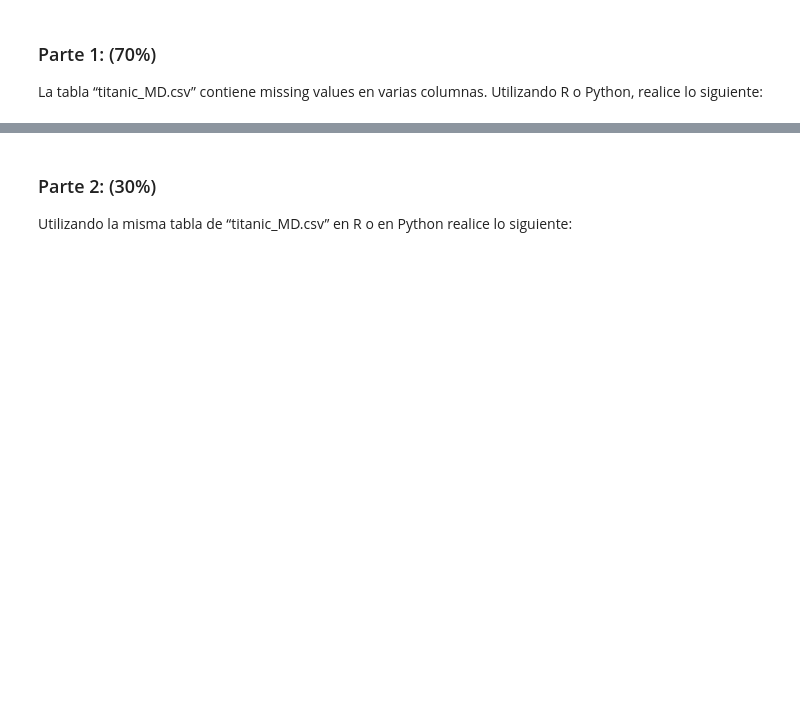
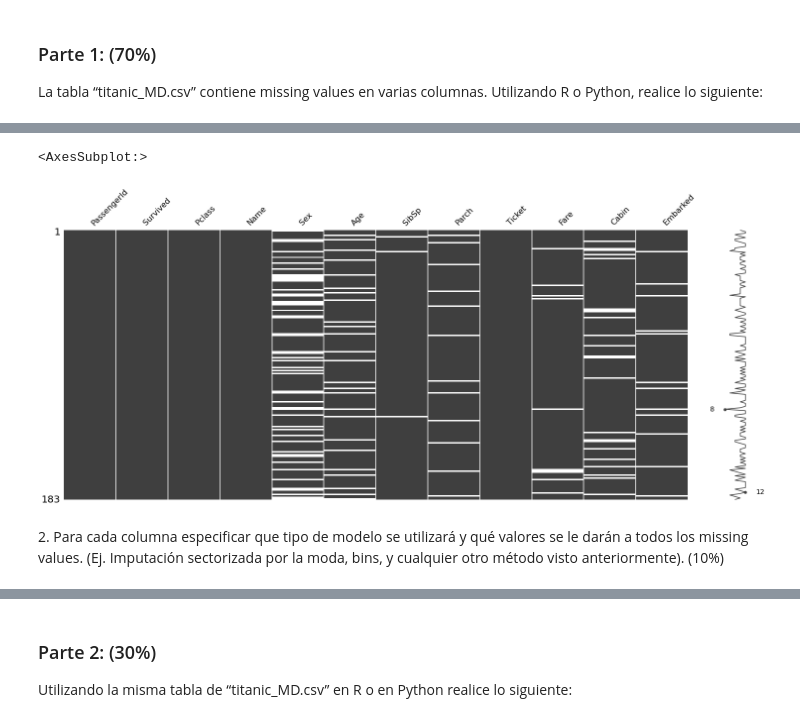
Before and after one commit to LinddM/DataWr, a Jupyter notebook: Lab8/Lab8.ipynb, the cells around one changed output, grey strips where cells are left out. Saved outputs shown, nothing was run; the diff lists cells and outputs as text; code cells hidden in the pictures; blank space fills up the shorter version.

```diff
--- a/Lab8/Lab8.ipynb
+++ b/Lab8/Lab8.ipynb
@@ -38,0 +163,3 @@ columna) se acerca más a la realidad y por qué? (20%)
+# %%
+titanicData.replace(r'\?', np.nan, regex = True, inplace = True)
+titanicData.isna().sum()
@@ -38,0 +197,4 @@ columna) se acerca más a la realidad y por qué? (20%)
+# %%
+titanicData['Age'].replace(0.92, 92, inplace = True)
+titanicData['Age'].replace(36.5, 36, inplace = True)
+titanicData.isna().sum()
@@ -38,0 +274,3 @@ columna) se acerca más a la realidad y por qué? (20%)
+# %%
+titanicData['Fare']=titanicData['Fare'].apply(lambda x : np.nan if (x==0) else x)
+np.unique(titanicData['Fare'])
@@ -38,0 +316,3 @@ columna) se acerca más a la realidad y por qué? (20%)
+# %%
+titanicData['Cabin']=titanicData['Cabin'].apply(lambda x : x if(len(str(x))<5) else np.nan)
+titanicData['Cabin']
@@ -38,0 +348,9 @@ columna) se acerca más a la realidad y por qué? (20%)
+# %%
+msno.matrix(titanicData)
+# %% [output]
+<AxesSubplot:>
+[figure, added]
+# %% [markdown]
+2\. Para cada columna especificar que tipo de modelo se utilizará y qué valores se le darán
+a todos los missing values. (Ej. Imputación sectorizada por la moda, bins, y cualquier
+otro método visto anteriormente). (10%)
```
Also changed, not shown: parts of 197 cells of this notebook, 3 other files.
